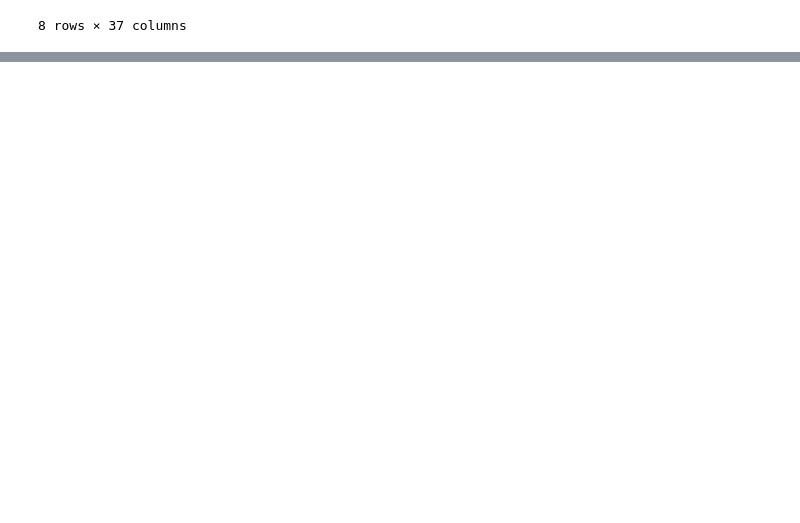
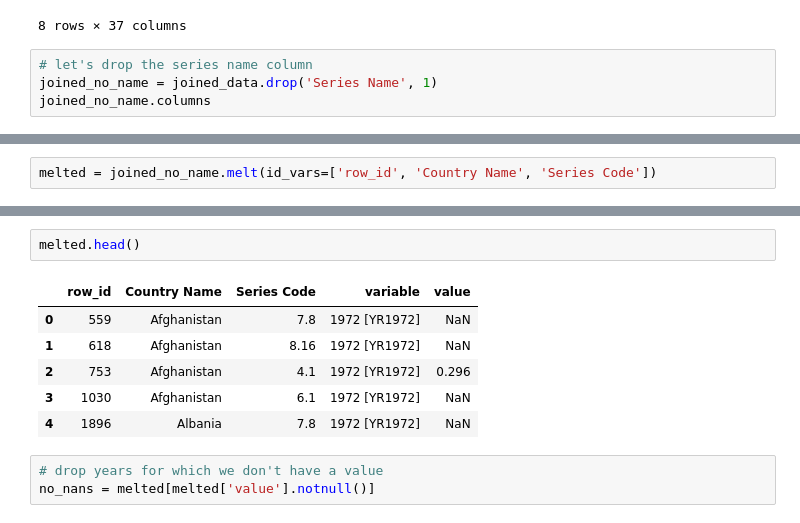
Before and after one commit to machine-learning-study-group/time-series-millenium-goals, a Jupyter notebook: 2-prepare-data.ipynb, the cells around one changed output, grey strips where cells are left out. Drawn from its saved outputs; the diff is of its cells as text; blank space fills up the shorter version.

Commit message:
convert year data from columns to rows and drop NaN values

```diff
--- a/2-prepare-data.ipynb
+++ b/2-prepare-data.ipynb
@@ -174,3 +174,7 @@ joined_data.describe()
 | 75% | 213142.000000 | 0.237075 | 0.228500 | 0.221250 | 0.213350 | 0.213675 | 0.217850 | ... |
 | max | 285811.000000 | 0.999836 | 0.991109 | 0.992353 | 0.997470 | 0.999596 | 0.999627 | ... |
 8 rows × 37 columns
+# %%
+# let's drop the series name column
+joined_no_name = joined_data.drop('Series Name', 1)
+joined_no_name.columns
@@ -176,0 +193,2 @@ joined_data.describe()
+# %%
+melted = joined_no_name.melt(id_vars=['row_id', 'Country Name', 'Series Code'])
@@ -176,0 +207,12 @@ joined_data.describe()
+# %%
+melted.head()
+# %% [output]
+|  | row_id | Country Name | Series Code | variable | value |
+| 0 | 559 | Afghanistan | 7.8 | 1972 [YR1972] | NaN |
+| 1 | 618 | Afghanistan | 8.16 | 1972 [YR1972] | NaN |
+| 2 | 753 | Afghanistan | 4.1 | 1972 [YR1972] | 0.296 |
+| 3 | 1030 | Afghanistan | 6.1 | 1972 [YR1972] | NaN |
+| 4 | 1896 | Albania | 7.8 | 1972 [YR1972] | NaN |
+# %%
+# drop years for which we don't have a value
+no_nans = melted[melted['value'].notnull()]
```
Also changed, not shown: parts of 4 cells of this notebook.
